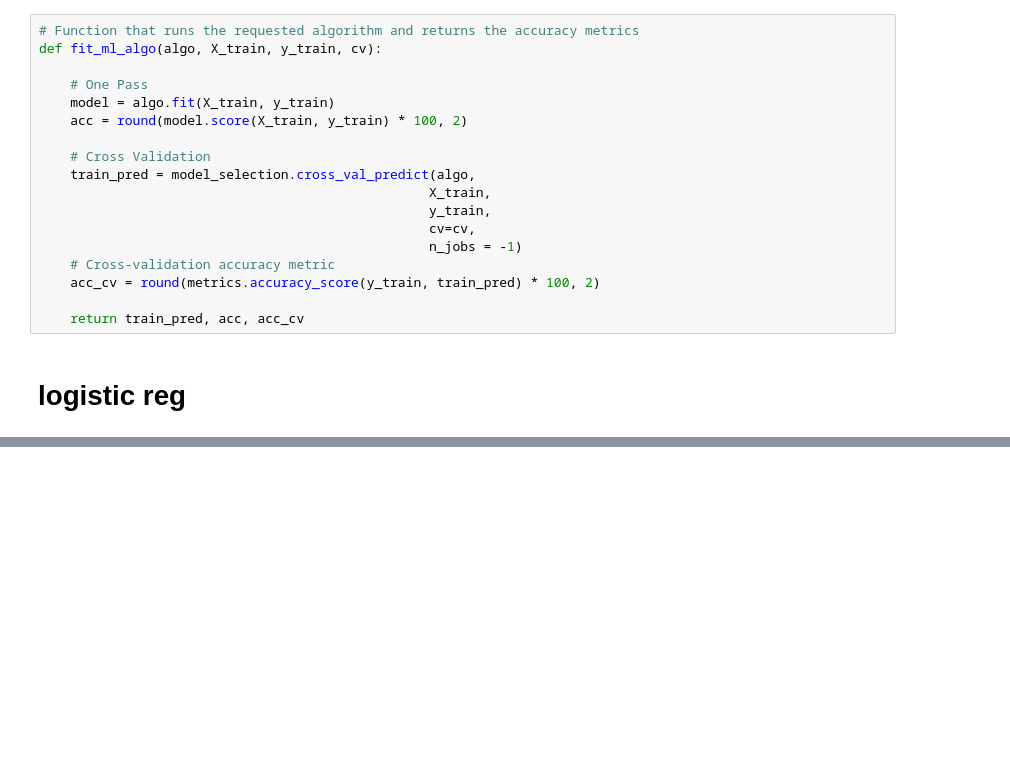
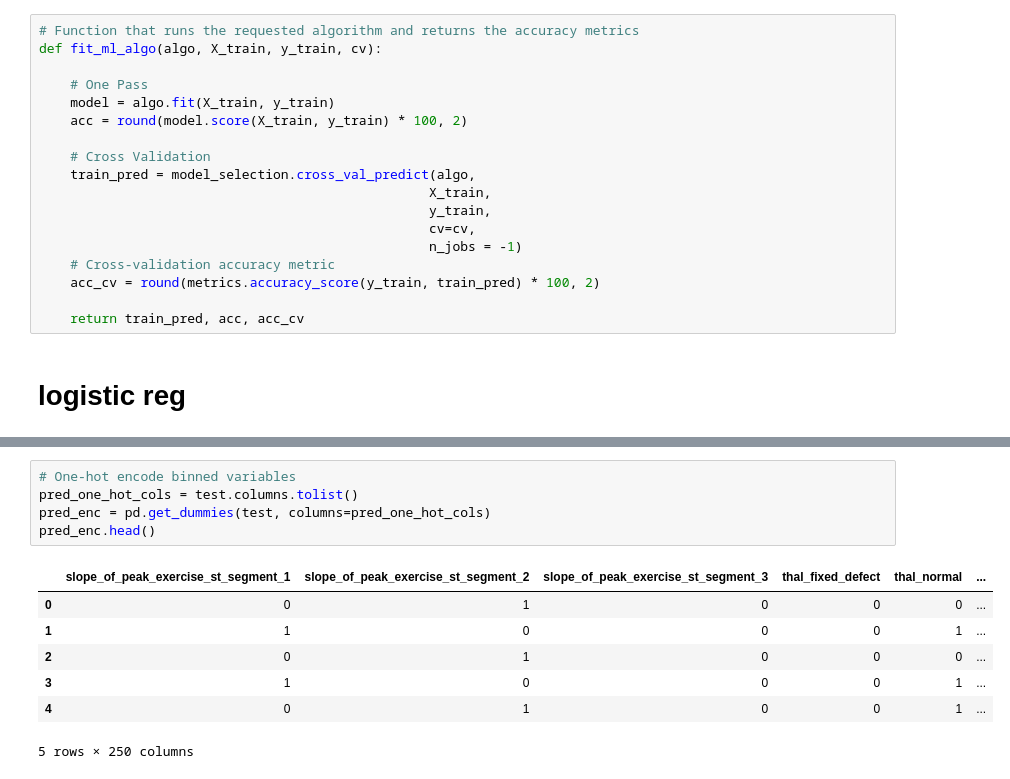
Before and after one commit to anujeet98/heart-prediction-ml, a Jupyter notebook: heart_disease_prediction.ipynb, the cells around one changed output, grey strips where cells are left out. Cells and saved outputs as stored; diff of their text form; blank space fills up the shorter version.

```diff
--- a/heart_disease_prediction.ipynb
+++ b/heart_disease_prediction.ipynb
@@ -671,0 +975,13 @@ Running Time: 0:00:00.067291
+# %%
+# One-hot encode binned variables
+pred_one_hot_cols = test.columns.tolist()
+pred_enc = pd.get_dummies(test, columns=pred_one_hot_cols)
+pred_enc.head()
+# %% [output]
+|  | slope_of_peak_exercise_st_segment_1 | slope_of_peak_exercise_st_segment_2 | slope_of_peak_exercise_st_segment_3 | thal_fixed_defect | thal_normal | ... |
+| 0 | 0 | 1 | 0 | 0 | 0 | ... |
+| 1 | 1 | 0 | 0 | 0 | 1 | ... |
+| 2 | 0 | 1 | 0 | 0 | 0 | ... |
+| 3 | 1 | 0 | 0 | 0 | 1 | ... |
+| 4 | 0 | 1 | 0 | 0 | 1 | ... |
+5 rows × 250 columns
```
Also changed, not shown: parts of 35 cells of this notebook.
